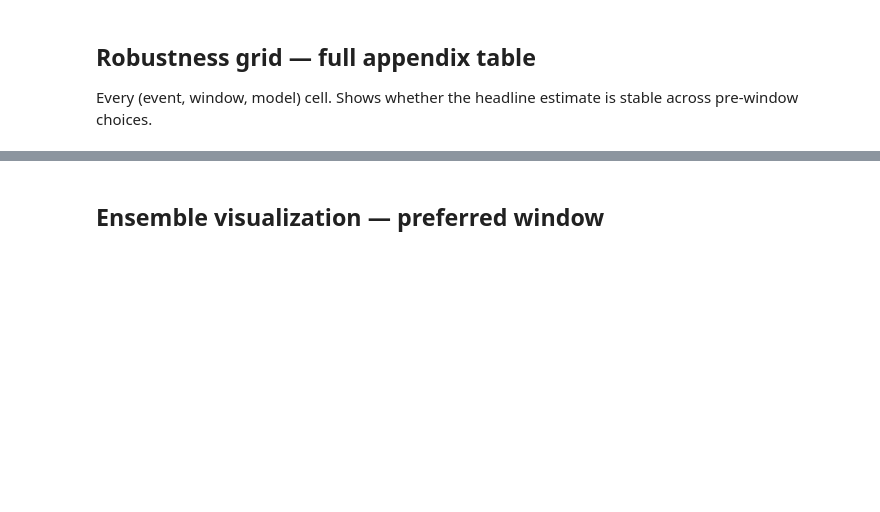
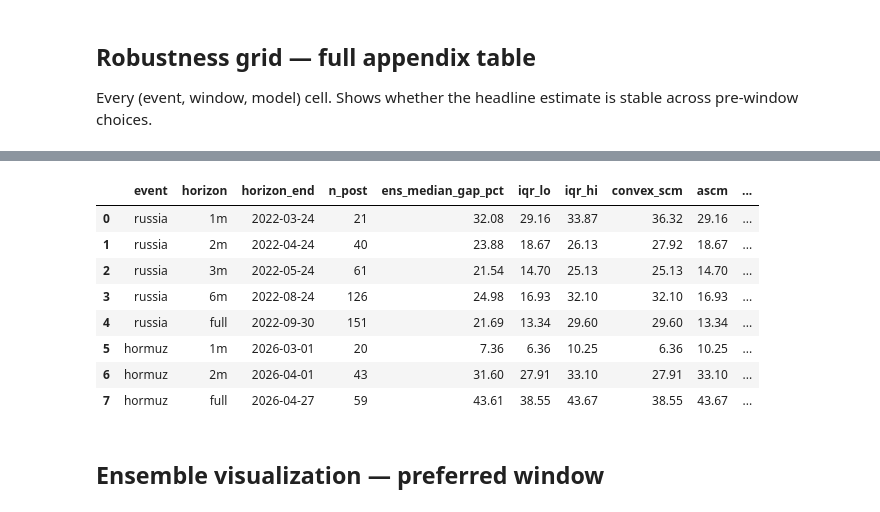
Before and after one commit to ElvisCasco/Brent_Analysis, a Jupyter notebook: notebooks/06_Ensemble_Final.ipynb, the cells around one changed output, grey strips where cells are left out. Cells and saved outputs as stored; diff of their text form; code cells hidden in the pictures; blank space fills up the shorter version.

```diff
--- a/notebooks/06_Ensemble_Final.ipynb
+++ b/notebooks/06_Ensemble_Final.ipynb
@@ -150,0 +159,65 @@ Last run: 2026-05-26 01:14:26
+# %%
+# ===== Post-window sensitivity (donor_catalog.md §Temporal dimension, option 1) =====
+# Delayed/cumulative donor contamination enters the POST-window projection and biases
+# the gap toward zero, worsening with horizon. Re-summarise the SAME pre-window fits
+# over progressively longer post-windows -- no refitting (weights are learned pre-T0).
+from pandas.tseries.offsets import DateOffset
+
+MONTH_HORIZONS = [1, 2, 3, 6]
+
+sens_rows = []
+for event in EVENTS:
+    fits = {m: load_fit(event, 'preferred', m, variant=VARIANT) for m in MODELS}
+    fits = {m: f for m, f in fits.items() if f is not None}
+    if not fits:
+        continue
+    t0 = next(iter(fits.values()))['t0']
+    ref_idx = next(iter(fits.values()))['gap'].index
+    full_end = max(f['gap'].index.max() for f in fits.values())
+
+    horizons = [(f'{h}m', t0 + DateOffset(months=h)) for h in MONTH_HORIZONS
+                if t0 + DateOffset(months=h) < full_end]
+    horizons.append(('full', full_end))
+
+    for label, end in horizons:
+        model_gaps = {}
+        for m, f in fits.items():
+            post = f['gap'][(f['gap'].index >= t0) & (f['gap'].index <= end)]
+            if len(post):
+                model_gaps[m] = float(100 * (np.exp(post.mean()) - 1))
+        arr = np.array(list(model_gaps.values()))
+        n_post = int(((ref_idx >= t0) & (ref_idx <= end)).sum())
+        row = {'event': event, 'horizon': label, 'horizon_end': str(end.date()),
+               'n_post': n_post,
+               'ens_median_gap_pct': float(np.median(arr)),
+               'iqr_lo': float(np.quantile(arr, 0.25)),
+               'iqr_hi': float(np.quantile(arr, 0.75))}
+        for m in MODELS:
+            row[m] = model_gaps.get(m, np.nan)
+        sens_rows.append(row)
+
+sens_df = pd.DataFrame(sens_rows)
+save_validation_table(sens_df, 'final_postwindow_sensitivity')
+
+# Diagnosis: compare shortest vs full ensemble median per event.
+print('Post-window sensitivity -- ensemble-median gap (%) by horizon:\n')
+for event in EVENTS:
+    sub = sens_df[sens_df['event'] == event]
+    seq = sub['ens_median_gap_pct'].values
+    drop = seq[0] - seq[-1]
+    if drop > 3:
+        verdict = (f'DECLINING by {drop:.1f} pp from {sub.iloc[0]["horizon"]} to full '
+                   f'-> delayed-contamination signature (gap attenuates with horizon; '
+                   f'short-horizon = least-contaminated bound)')
+    elif drop < -3:
+        verdict = (f'RISING by {-drop:.1f} pp -> effect still building in '
+                   f'(no attenuation; opposite of contamination)')
+    else:
+        verdict = (f'FLAT (delta={drop:+.1f} pp) -> delayed contamination immaterial; '
+                   f'headline gap robust to horizon')
+    print(f'{event}: ' + '  '.join(f'{r.horizon}={r.ens_median_gap_pct:.1f}%'
+                                   for r in sub.itertuples()))
+    print(f'    -> {verdict}\n')
+
+sens_df.round(2)
+# %% [output]
@@ -150,0 +231,9 @@ Last run: 2026-05-26 01:14:26
+|  | event | horizon | horizon_end | n_post | ens_median_gap_pct | iqr_lo | iqr_hi | convex_scm | ascm | ... |
+| 0 | russia | 1m | 2022-03-24 | 21 | 32.08 | 29.16 | 33.87 | 36.32 | 29.16 | ... |
+| 1 | russia | 2m | 2022-04-24 | 40 | 23.88 | 18.67 | 26.13 | 27.92 | 18.67 | ... |
+| 2 | russia | 3m | 2022-05-24 | 61 | 21.54 | 14.70 | 25.13 | 25.13 | 14.70 | ... |
+| 3 | russia | 6m | 2022-08-24 | 126 | 24.98 | 16.93 | 32.10 | 32.10 | 16.93 | ... |
+| 4 | russia | full | 2022-09-30 | 151 | 21.69 | 13.34 | 29.60 | 29.60 | 13.34 | ... |
+| 5 | hormuz | 1m | 2026-03-01 | 20 | 7.36 | 6.36 | 10.25 | 6.36 | 10.25 | ... |
+| 6 | hormuz | 2m | 2026-04-01 | 43 | 31.60 | 27.91 | 33.10 | 27.91 | 33.10 | ... |
+| 7 | hormuz | full | 2026-04-27 | 59 | 43.61 | 38.55 | 43.67 | 38.55 | 43.67 | ... |
```
Also changed, not shown: parts of 11 cells of this notebook, 16 other files.
